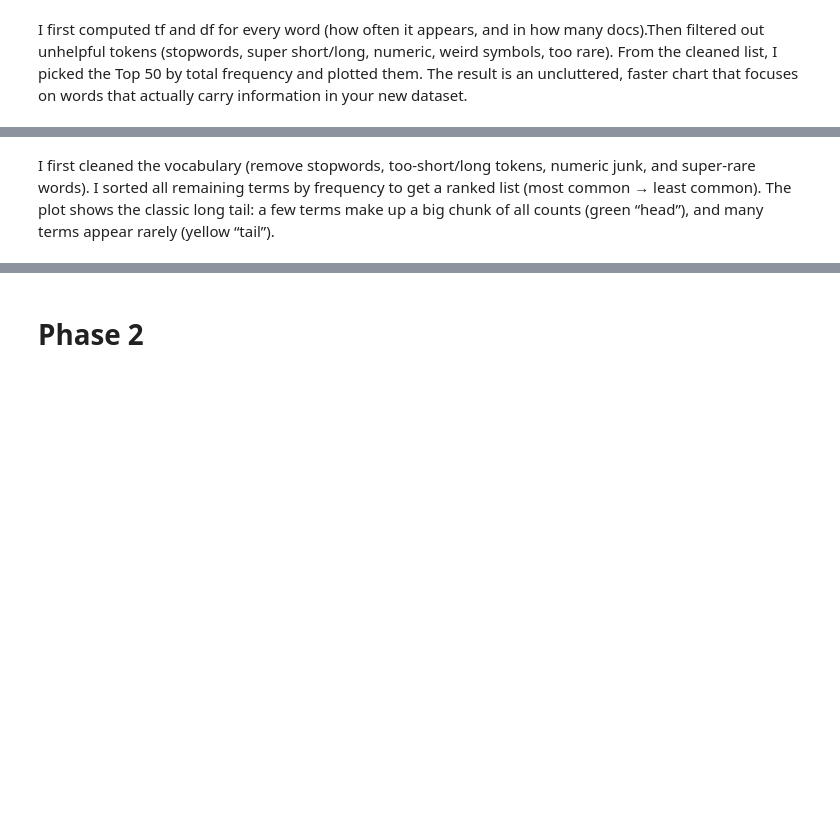
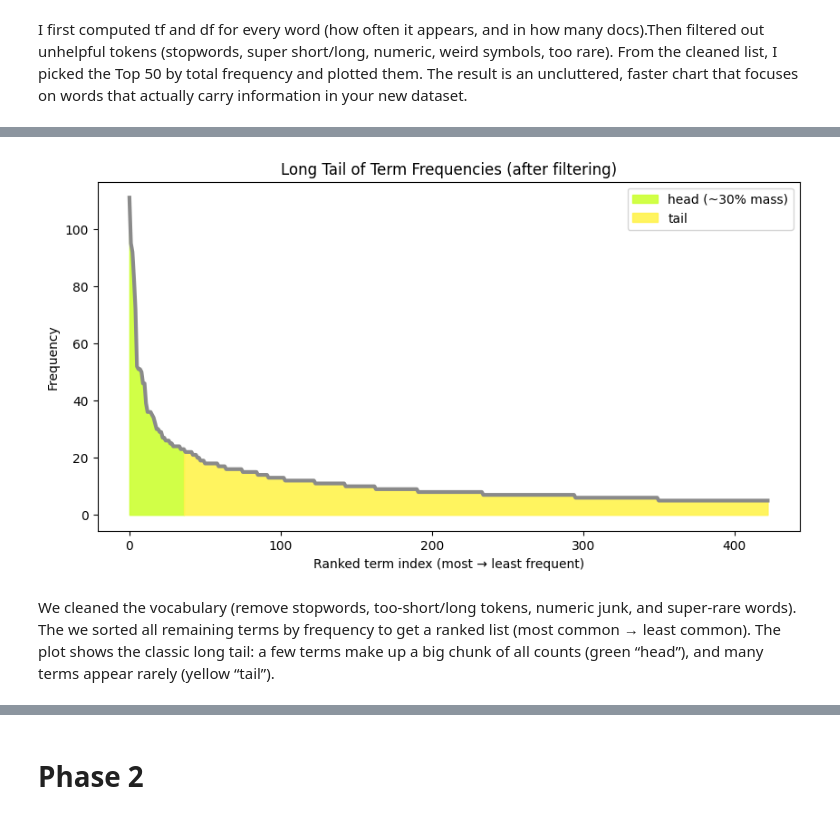
Before and after one commit to viajati/DM2025-Lab1-Exercise, a Jupyter notebook: DM2025-Lab1-Homework.ipynb, the cells around one changed output, grey strips where cells are left out. Cells and saved outputs as stored; diff of their text form; code cells hidden in the pictures; blank space fills up the shorter version.

Commit message:
Finished Up to Exercise 15 HW

```diff
--- a/DM2025-Lab1-Homework.ipynb
+++ b/DM2025-Lab1-Homework.ipynb
@@ -729,2 +652,35 @@ plt.show()
+# %%
+# Exercise 14
+import numpy as np
+import matplotlib.pyplot as plt
+
+# sort term frequencies high → low
+y = np.sort(freqs["tf"].to_numpy())[::-1]
+x = np.arange(len(y))
+
+# split into "head" vs "tail" by cumulative mass (30% here)
+HEAD_SHARE = 0.30
+cum = np.cumsum(y); total = cum[-1]
+head_end = int(np.searchsorted(cum, HEAD_SHARE * total))
+head_end = max(1, min(head_end, len(y) - 1))
+
+# plot the long tail
+fig, ax = plt.subplots(figsize=(10,5))
+ax.plot(x, y, color="#8a8a8a", linewidth=3)  # gray main curve
+
+# fill head in green
+ax.fill_between(x[:head_end+1], y[:head_end+1],
+                color="#ccff33", alpha=0.9, label="head (~30% mass)")
+# fill tail in yellow
+ax.fill_between(x[head_end:], y[head_end:],
+                color="#fff34d", alpha=0.9, label="tail")
+
+ax.set_title("Long Tail of Term Frequencies (after filtering)")
+ax.set_xlabel("Ranked term index (most → least frequent)")
+ax.set_ylabel("Frequency")
+ax.legend()
+plt.show()
+# %% [output]
+[figure, added]
 # %% [markdown]
-I first cleaned the vocabulary (remove stopwords, too-short/long tokens, numeric junk, and super-rare words). I sorted all remaining terms by frequency to get a ranked list (most common → least common). The plot shows the classic long tail: a few terms make up a big chunk of all counts (green “head”), and many terms appear rarely (yellow “tail”).
+We cleaned the vocabulary (remove stopwords, too-short/long tokens, numeric junk, and super-rare words). The we sorted all remaining terms by frequency to get a ranked list (most common → least common). The plot shows the classic long tail: a few terms make up a big chunk of all counts (green “head”), and many terms appear rarely (yellow “tail”).
```
Also changed, not shown: parts of 2 cells of this notebook.
